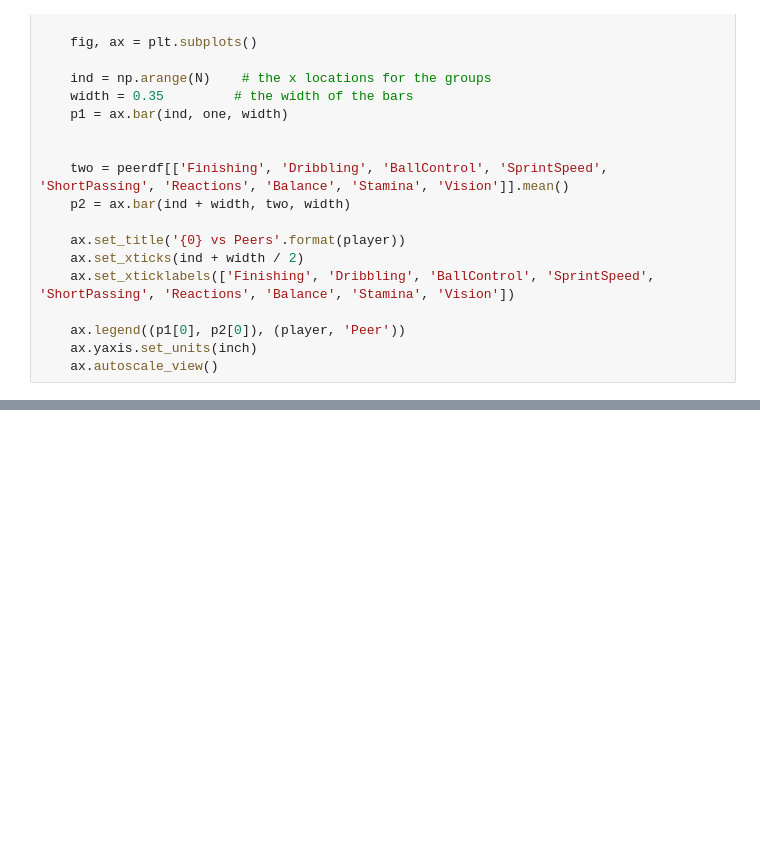
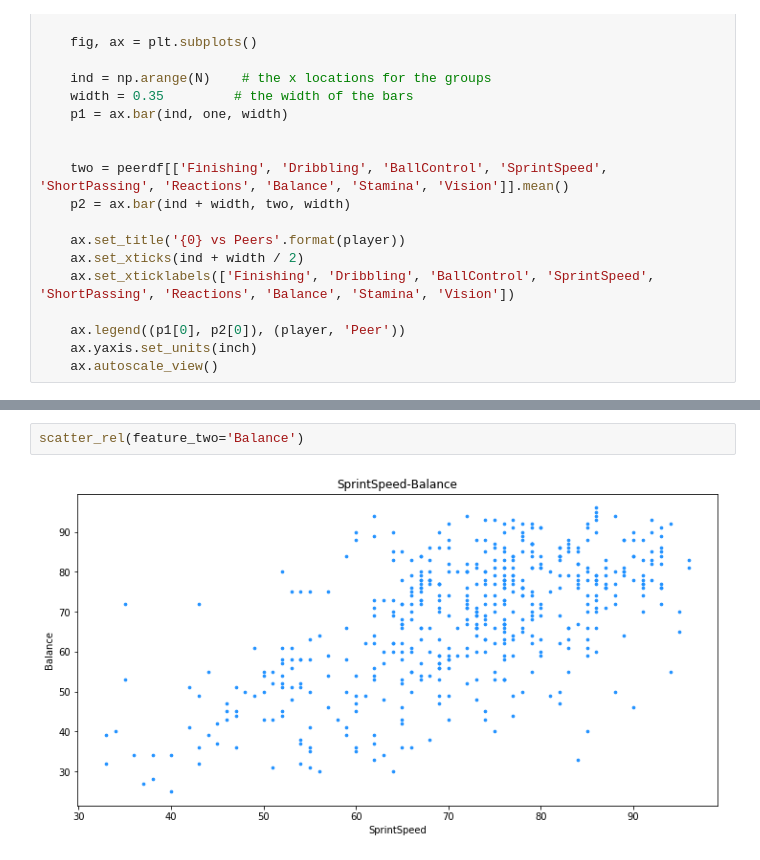
Before and after one commit to reyllama/toy_datascience, a Jupyter notebook: fifa19/EDA01.ipynb, the cells around one changed output, grey strips where cells are left out. Saved outputs shown, nothing was run; the diff lists cells and outputs as text; blank space fills up the shorter version.

```diff
--- a/fifa19/EDA01.ipynb
+++ b/fifa19/EDA01.ipynb
@@ -352,0 +359,4 @@ Text(0, 0.5, 'Dribbling')
+# %%
+scatter_rel(feature_two='Balance')
+# %% [output]
+[figure, added]
```
Also changed, not shown: parts of 22 cells of this notebook, 13 other files.
